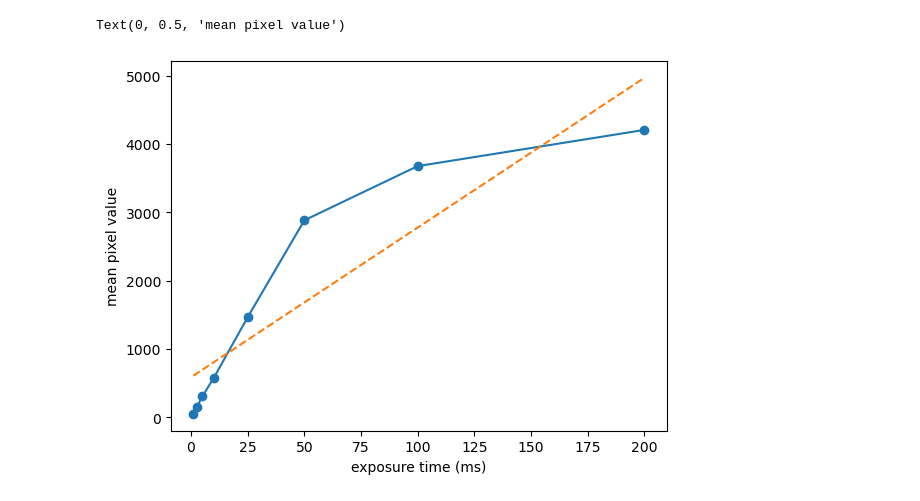
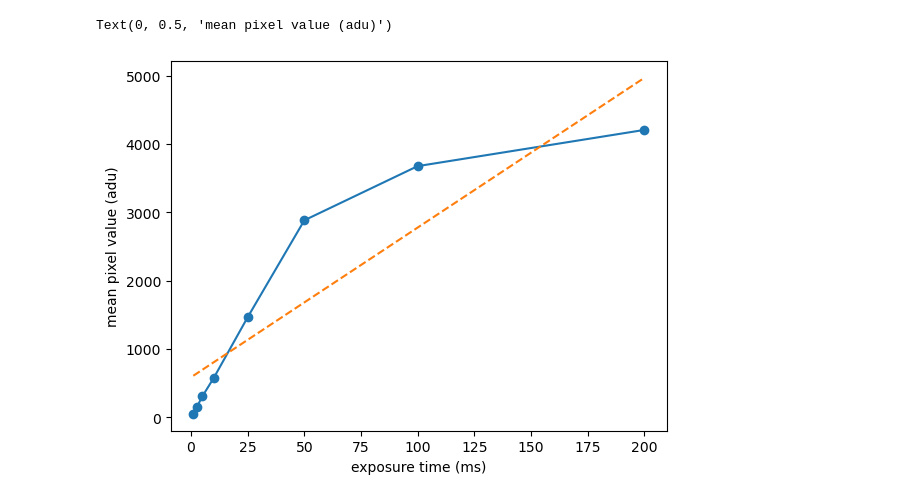
Before and after one commit to courtneyduong/cred2-characterization, a Jupyter notebook: linearity analysis.ipynb, the cells around one changed output. Cells and saved outputs as stored; diff of their text form; code cells hidden in the pictures.

```diff
--- a/linearity analysis.ipynb
+++ b/linearity analysis.ipynb
@@ -40,16 +40,16 @@ means = [np.mean(data) for data in datas_slice]
 # %%
 # plot tint vs. brightness(?)
 tint = [1, 2.5, 5, 10, 25, 50, 100, 200] # ms
 
 plt.plot(tint, means, '-o')
 
 # plot linear fit (should be linear :,( )
 coefs = np.polyfit(tint, means, 1)
-fit_fn = np.poly1d(fit)
+fit_fn = np.poly1d(coefs)
 plt.plot(tint, fit_fn(tint), '--')
 
 plt.xlabel("exposure time (ms)")
-plt.ylabel("mean pixel value")
+plt.ylabel("mean pixel value (adu)")
 # %% [output]
-Text(0, 0.5, 'mean pixel value')
+Text(0, 0.5, 'mean pixel value (adu)')
-[figure, old version]
+[figure, new version]
```
Also changed, not shown: 1 other file.
